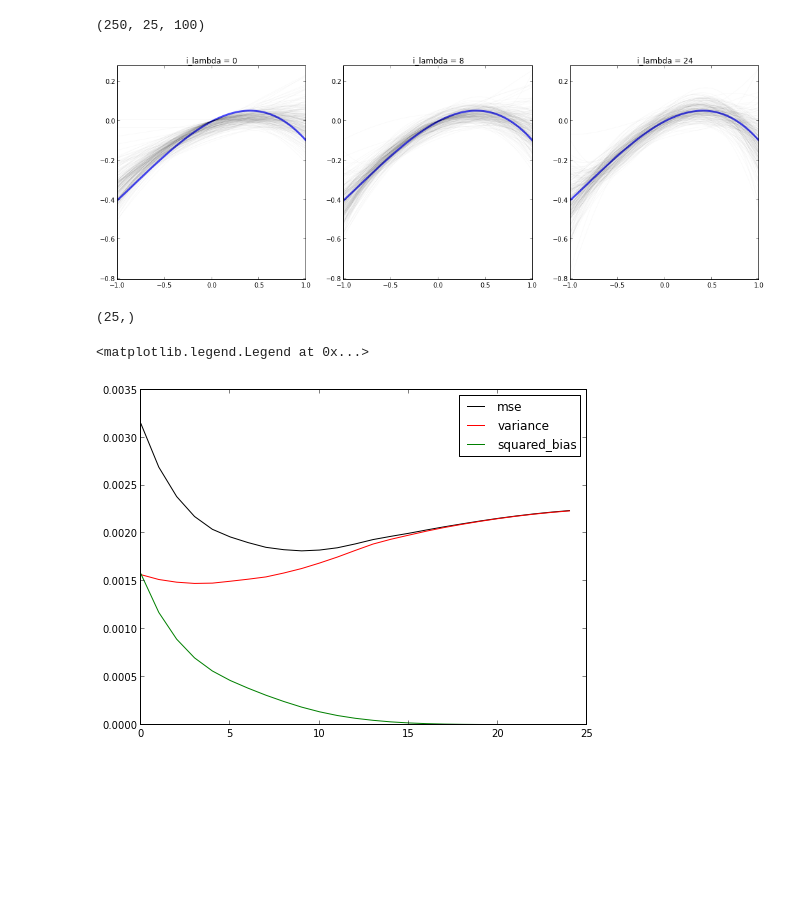
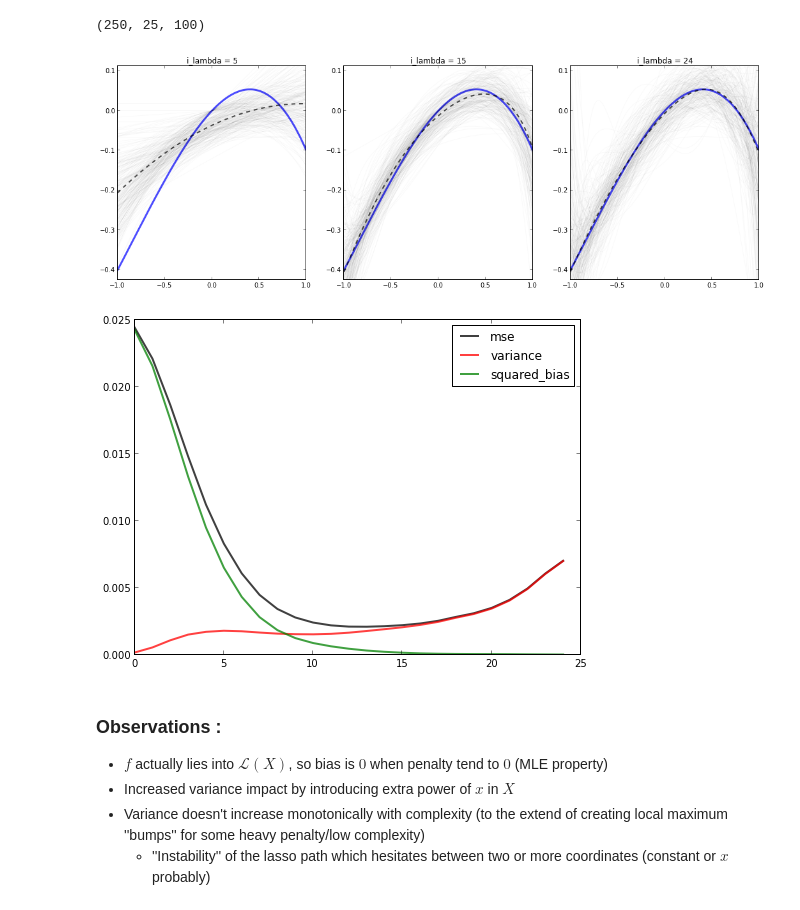
Before and after one commit to pilipolio/20130624_RegressionAndBiasVarianceTalk, a Jupyter notebook: LinearRegression.ipynb, the cells around one changed output. Saved outputs shown, nothing was run; the diff lists cells and outputs as text; code cells hidden in the pictures; blank space fills up the shorter version.

Commit message:
Improved bias-variance illustration.

```diff
--- a/LinearRegression.ipynb
+++ b/LinearRegression.ipynb
@@ -281,10 +281,10 @@ Application to our context and model :
 
         $ \mathbb{E} [ \mathcal{P} (\lambda, \mathcal{D}) | \lambda ] = \frac{1}{K} \sum \limits _ {k} \mathcal{P} (\lambda, \mathcal{D}  _ k ) $ for each $\lambda$
 # %%
-def draw_data_sets(f_oracle, n_drawings, n_observations):
+def draw_data_sets(f_oracle, n_drawings, n_observations, d_inputs=3):
     for k in range(n_drawings):
         x_n = np.sort(np.random.uniform(low=-1, high=1, size=n_observations))
-        X_n_d = np.vstack((np.repeat(1, n_observations), x_n, np.power(x_n,2), np.power(x_n,3))).T
+        X_n_d = np.vstack([np.power(x_n, d) for d in range(d_inputs)]).T
         y_n = f_oracle(x_n) + np.random.normal(scale=.1, size=n_observations)
         yield x_n, X_n_d, y_n
 
@@ -293,34 +293,32 @@ n_grid = 100
 x_grid_n = np.linspace(*domain, num=n_grid)
 
 from sklearn.linear_model import lasso_path
-lasso_lambdas = np.logspace(-4, -2, 25)
+lasso_lambdas = np.logspace(-4, -1, 25)
 
 K = 250
 
 Y_grid_lambdas_K = np.array([
     [Polynomial(model.coef_, domain=domain).linspace(n=n_grid)[1]
         for model in lasso_path(X_n_d, y_n, fit_intercept=False, alphas=lasso_lambdas)]
-            for x_n, X_n_d, y_n in draw_data_sets(f_oracle, n_drawings=K, n_observations=n)])
-
-Y_grid_lambdas_K.shape
+            for x_n, X_n_d, y_n in draw_data_sets(f_oracle, n_drawings=K, n_observations=n, d_inputs=8)])
 # %% [output]
 (250, 25, 100)
 # %%
-i_lambdas = [0, 8, 24]
+i_lambdas = [5, 15, 24]
 f, axes = plt.subplots(1,len(i_lambdas))
 f.set_size_inches(18, 6)
 
-y_lims = [np.min(Y_grid_lambdas_K), np.max(Y_grid_lambdas_K)]
+y_lims = [np.percentile(Y_grid_lambdas_K,1), np.percentile(Y_grid_lambdas_K, 99)]
 for i_lambda, ax in zip(i_lambdas, axes):
     ax.plot(*f_oracle.linspace(), color="b", ls="-", lw=3, alpha=.7, label="$y=f(x)$")
     ax.plot(x_grid_n, Y_grid_lambdas_K[:,i_lambda,:].T, 'k-',alpha=.025);
     ax.set_ylim(*y_lims)
     # mean
-    #ax.plot(x_grid_n, np.mean(Y_grid_lambdas_K[:,i,:], axis=0), 'k-', lw=2, alpha=1);
+    ax.plot(x_grid_n, np.mean(Y_grid_lambdas_K[:,i_lambda,:], axis=0), 'k--', lw=2, alpha=.7);
     #ax.set_title(r'$-log_{10} \lambda = ' + '{:.1f}$'.format(-np.log10(lasso_lambdas[i_lambda])))
     ax.set_title(r'i_lambda = {:}'.format(i_lambda))
 # %% [output]
-[figure, old version]
+[figure, new version]
 # %%
 errors_grid_lambdas_K = Y_grid_lambdas_K - f_oracle.linspace(n=n_grid)[1]
 
@@ -329,7 +327,7 @@ mse_lambdas = np.mean(np.power(errors_grid_lambdas_K, 2), axis=(0,2))
 
 # Bias calculation
 squared_bias_lambdas = np.mean(np.power(np.mean(Y_grid_lambdas_K, axis=0) - f_oracle.linspace(n=n_grid)[1], 2), axis=1)
-print squared_bias_lambdas.shape
+
 # Variance
 # first calculating the mean estimated polynoms over k for every lambda
 # then calculate the variance over k for every x and lambda and average it over x for every lambdas
@@ -337,11 +335,13 @@ variance_lambdas = np.mean(np.var(Y_grid_lambdas_K, axis=0), axis=1)
 # Or alternatively
 #variance_lambdas = np.mean(np.power(Y_grid_lambdas_K - np.mean(Y_grid_lambdas_K, axis=0), 2), axis=(0,2))
 
-plt.plot(mse_lambdas, 'k-', variance_lambdas, 'r-', squared_bias_lambdas, 'g-');
-plt.legend(['mse', 'variance', 'squared_bias'])
-                     #plt.plot(-np.log10(lasso_lambdas), np.mean(np.power(errors_grid_lambdas_K, 2), axis=(0,2)));
-#plt.xscale('log')
+plt.plot(mse_lambdas, 'k-', variance_lambdas, 'r-', squared_bias_lambdas, 'g-', lw=2, alpha=.75);
+plt.legend(['mse', 'variance', 'squared_bias']);
 # %% [output]
-(25,)
-<matplotlib.legend.Legend at 0x...>
-[figure, old version]
+[figure, new version]
+# %% [markdown]
+### Observations :
+ - $f$ actually lies into $\mathcal{L}(X)$, so bias is $0$ when penalty tend to $0$ (MLE property)
+ - Increased variance impact by introducing extra power of $x$ in $X$
+ - Variance doesn't increase monotonically with complexity (to the extend of creating local maximum ''bumps'' for some heavy penalty/low complexity)
+    - ''Instability'' of the lasso path which hesitates between two or more coordinates (constant or $x$ probably)
```
Also changed, not shown: 1 other file.
